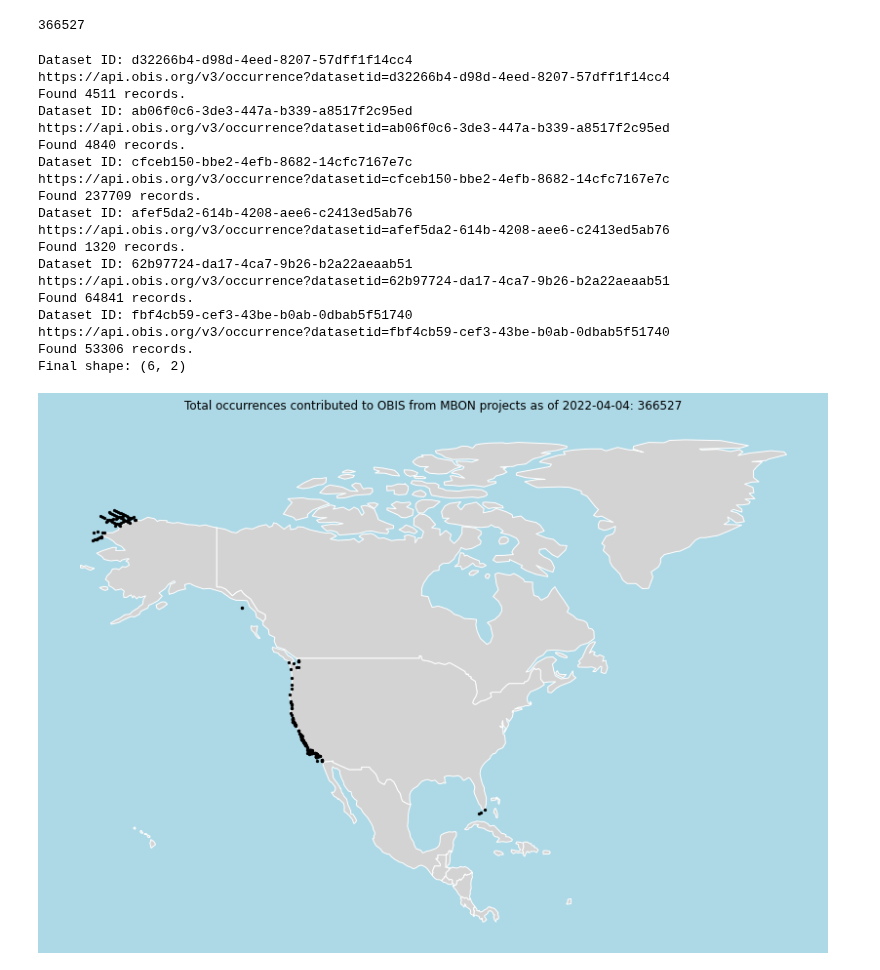
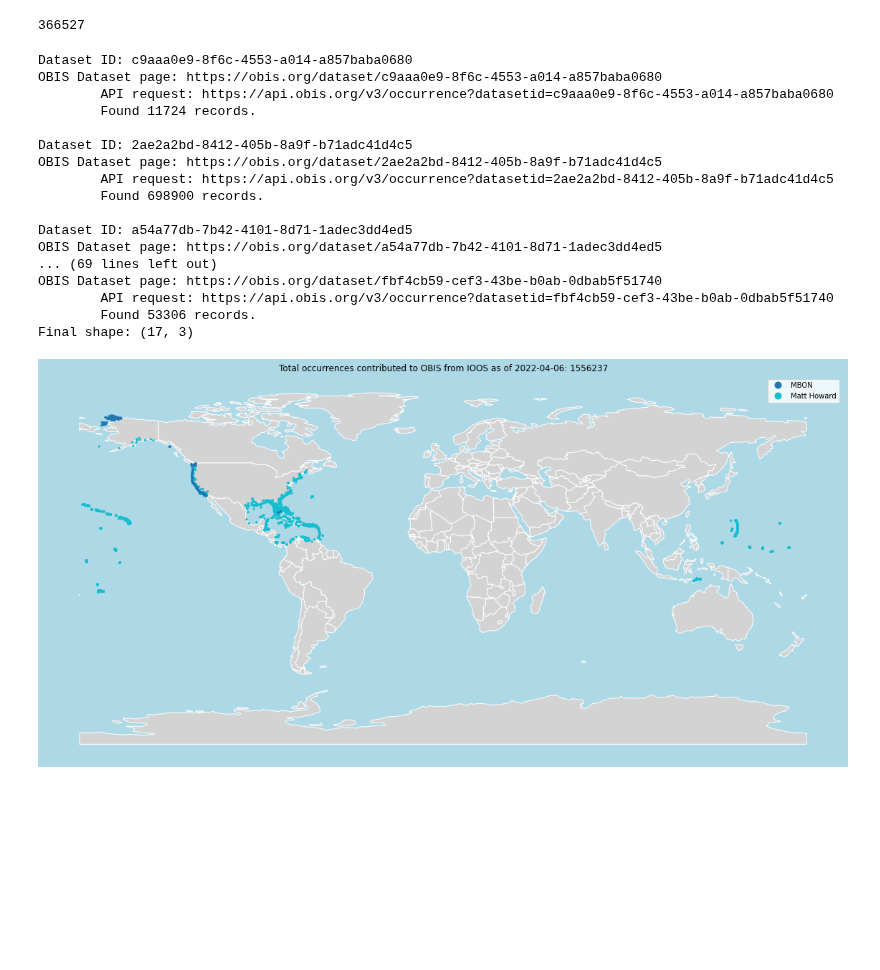
Before and after one commit to MathewBiddle/sandbox, a Jupyter notebook: notebooks/MBON_occurrences_in_OBIS.ipynb, the cells around one changed output. Cells and saved outputs as stored; diff of their text form; code cells hidden in the pictures; blank space fills up the shorter version.

Commit message:
adding matt howard datasets

```diff
--- a/notebooks/MBON_occurrences_in_OBIS.ipynb
+++ b/notebooks/MBON_occurrences_in_OBIS.ipynb
@@ -18,6 +18,8 @@ auth.authenticate_user()
 from google.auth import default
 creds, _ = default()
 # %%
+df_final = pd.DataFrame()
+
 matt_howard_url = 'https://docs.google.com/spreadsheets/d/15BSlB2ThK0P6r4QwevdkyiH9812NLqQNayOu0V44Lpc/edit#gid=0'
 
 gc = gspread.authorize(creds)
@@ -27,5 +29,10 @@ responses = worksheet.worksheet('Sheet1')
 df = pd.DataFrame(responses.get_all_records())
 
 for dataset in df.loc[df['OBIS URL'] != '', 'OBIS URL']:
-  print(dataset.split("/")[-1])
+  #print(dataset.split("/")[-1])
+  data = pd.DataFrame({'source': 'Matt Howard',
+                       'obis_datasetid': [dataset.split("/")[-1]]} )
+  df_final = pd.concat( [df_final, data] )
+
+df_final
 # %% [output]
@@ -51,6 +59,10 @@ df = pd.DataFrame(responses.get_all_records())
 # %%
 for dataset in df.loc[df['Has the dataset been submitted to OBIS?']=='Yes','If yes to above, please include appropriate OBIS link(s) here.']:
   print(dataset.split("/")[-1])
+  data = pd.DataFrame({'source': 'MBON',
+                       'obis_datasetid': [dataset.split("/")[-1]]} )
+  df_final = pd.concat( [df_final, data] )
+df_final
 # %% [output]
 d32266b4-d98d-4eed-8207-57dff1f14cc4
 ab06f0c6-3de3-447a-b339-a8517f2c95ed
@@ -67,9 +97,9 @@ base = 'https://api.obis.org/v3/occurrence'
 
 cumulative_size = 0
 
-for dataset in df.loc[df['Has the dataset been submitted to OBIS?']=='Yes','If yes to above, please include appropriate OBIS link(s) here.']:
+for index, row in df_final.iterrows():
 
-  datasetid = dataset.split("/")[-1]
+  datasetid = row['obis_datasetid']
   url = '{}?datasetid={}'.format(base,datasetid)
 
 #url = https://api.obis.org/v3/occurrence?datasetid=ab06f0c6-3de3-447a-b339-a8517f2c95ed
@@ -129,80 +162,80 @@ fields = ['dataset_id','datasetID','id','decimalLatitude','decimalLongitude','sp
 
 f = "%2C".join([f"{v}" for v in fields])
 
-datasets = df.loc[df['Has the dataset been submitted to OBIS?']=='Yes','If yes to above, please include appropriate OBIS link(s) here.']
+#datasets = df.loc[df['Has the dataset been submitted to OBIS?']=='Yes','If yes to above, please include appropriate OBIS link(s) here.']
 
-for dataset in datasets:
+for index, row in df_final.iterrows():
 
   gpddf = gpd.GeoDataFrame()
 
-  datasetid = dataset.split("/")[-1] # grab the dataset uuid
+  datasetid = row['obis_datasetid'] # grab the dataset uuid
 
-  print("Dataset ID:",datasetid)
+  print("\nDataset ID:",datasetid)
+  print("OBIS Dataset page: https://obis.org/dataset/{}".format(datasetid))
 
   url = 'https://api.obis.org/v3/occurrence?datasetid={}'.format(datasetid) # build the API url
 
-  print(url)
+  print("\tAPI request:", url)
 
   # find out how many occurrences we expect
   response = urlopen(url)
   data_json = json.loads(response.read())
   size = data_json['total']
 
-  print("Found %i records." % size)
+  print("\tFound %i records." % size)
 
   # grab the locations
   url = base + 'occurrence/points?datasetid={}'.format(datasetid)
   response = urlopen(url)
   gpddf = gpd.read_file(url)
+
   gpddf['dataset_id'] = datasetid
+  gpddf['source'] = row['source']
 
   location_data = pd.concat([location_data, gpddf])
 
 print('Final shape:',location_data.shape)
 # %% [output]
-Dataset ID: d32266b4-d98d-4eed-8207-57dff1f14cc4
-https://api.obis.org/v3/occurrence?datasetid=d32266b4-d98d-4eed-8207-57dff1f14cc4
-Found 4511 records.
-Dataset ID: ab06f0c6-3de3-447a-b339-a8517f2c95ed
-https://api.obis.org/v3/occurrence?datasetid=ab06f0c6-3de3-447a-b339-a8517f2c95ed
-Found 4840 records.
-Dataset ID: cfceb150-bbe2-4efb-8682-14cfc7167e7c
-https://api.obis.org/v3/occurrence?datasetid=cfceb150-bbe2-4efb-8682-14cfc7167e7c
-Found 237709 records.
-Dataset ID: afef5da2-614b-4208-aee6-c2413ed5ab76
-https://api.obis.org/v3/occurrence?datasetid=afef5da2-614b-4208-aee6-c2413ed5ab76
-Found 1320 records.
-Dataset ID: 62b97724-da17-4ca7-9b26-b2a22aeaab51
-https://api.obis.org/v3/occurrence?datasetid=62b97724-da17-4ca7-9b26-b2a22aeaab51
-Found 64841 records.
-Dataset ID: fbf4cb59-cef3-43be-b0ab-0dbab5f51740
-https://api.obis.org/v3/occurrence?datasetid=fbf4cb59-cef3-43be-b0ab-0dbab5f51740
-Found 53306 records.
-Final shape: (6, 2)
+Dataset ID: c9aaa0e9-8f6c-4553-a014-a857baba0680
+OBIS Dataset page: https://obis.org/dataset/c9aaa0e9-8f6c-4553-a014-a857baba0680
+        API request: https://api.obis.org/v3/occurrence?datasetid=c9aaa0e9-8f6c-4553-a014-a857baba0680
+        Found 11724 records.
+
+Dataset ID: 2ae2a2bd-8412-405b-8a9f-b71adc41d4c5
+OBIS Dataset page: https://obis.org/dataset/2ae2a2bd-8412-405b-8a9f-b71adc41d4c5
+        API request: https://api.obis.org/v3/occurrence?datasetid=2ae2a2bd-8412-405b-8a9f-b71adc41d4c5
+        Found 698900 records.
+
+Dataset ID: a54a77db-7b42-4101-8d71-1adec3dd4ed5
+OBIS Dataset page: https://obis.org/dataset/a54a77db-7b42-4101-8d71-1adec3dd4ed5
+... (69 lines left out)
+OBIS Dataset page: https://obis.org/dataset/fbf4cb59-cef3-43be-b0ab-0dbab5f51740
+        API request: https://api.obis.org/v3/occurrence?datasetid=fbf4cb59-cef3-43be-b0ab-0dbab5f51740
+        Found 53306 records.
+Final shape: (17, 3)
 # %%
 import matplotlib.pyplot as plt
 from datetime import datetime
 
-
 fig, ax = plt.subplots(figsize=(20,10), facecolor='lightblue')
 
 location_data = location_data.to_crs("epsg:4326")
-location_data.plot(ax=ax, markersize=5, color='black', zorder=10)
+location_data.plot(ax=ax, markersize=5, column='source', zorder=10, legend=True)
 
-world = gpd.read_file(geopandas.datasets.get_path('naturalearth_lowres'))
+world = gpd.read_file(gpd.datasets.get_path('naturalearth_lowres'))
 
 world = world.to_crs(location_data.crs)
 
-world.loc[world['continent'] == 'North America'].plot(ax=ax, color='lightgrey', edgecolor='white', zorder=1)
+world.plot(ax=ax, color='lightgrey', edgecolor='white', zorder=1)
 
 now = datetime.now()
 
 today = now.strftime("%Y-%m-%d")
 
-plt.title("Total occurrences contributed to OBIS from MBON projects as of %s: %i" % (today, cumulative_size ))
+plt.title("Total occurrences contributed to OBIS from IOOS as of %s: %i" % (today, cumulative_size ))
 
 ax.set_axis_off();
 
 plt.show()
 # %% [output]
-[figure, old version]
+[figure, new version]
```
Also changed, not shown: parts of 6 cells of this notebook.
